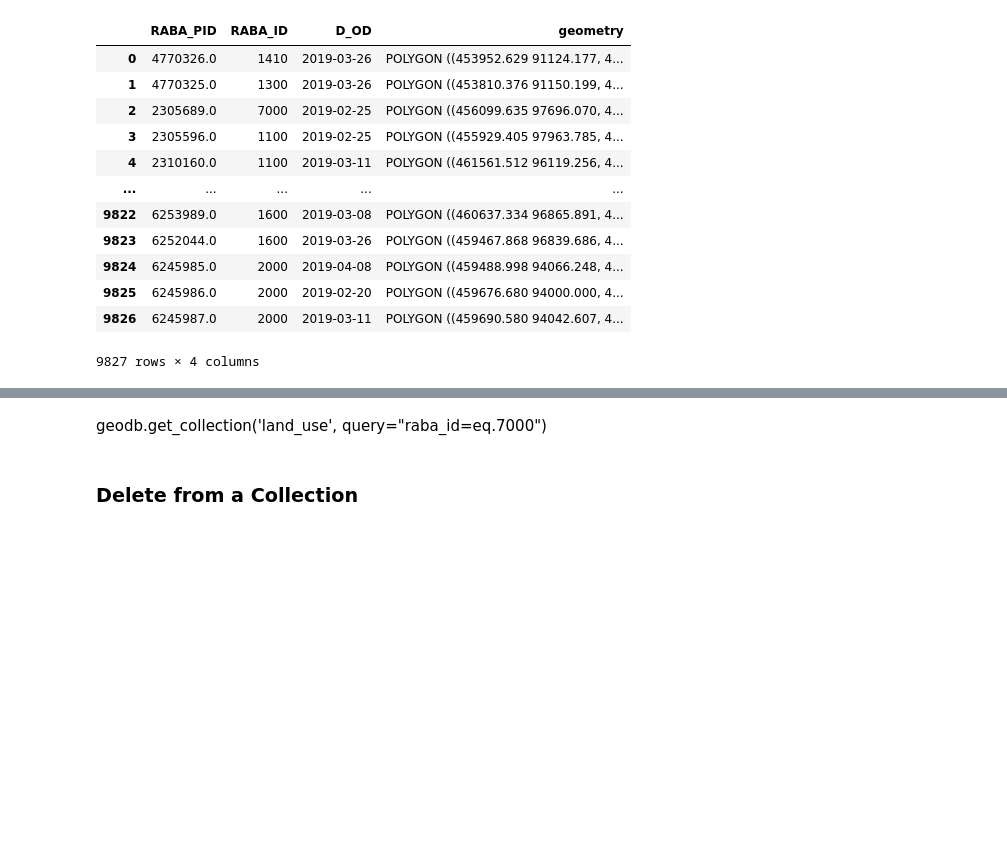
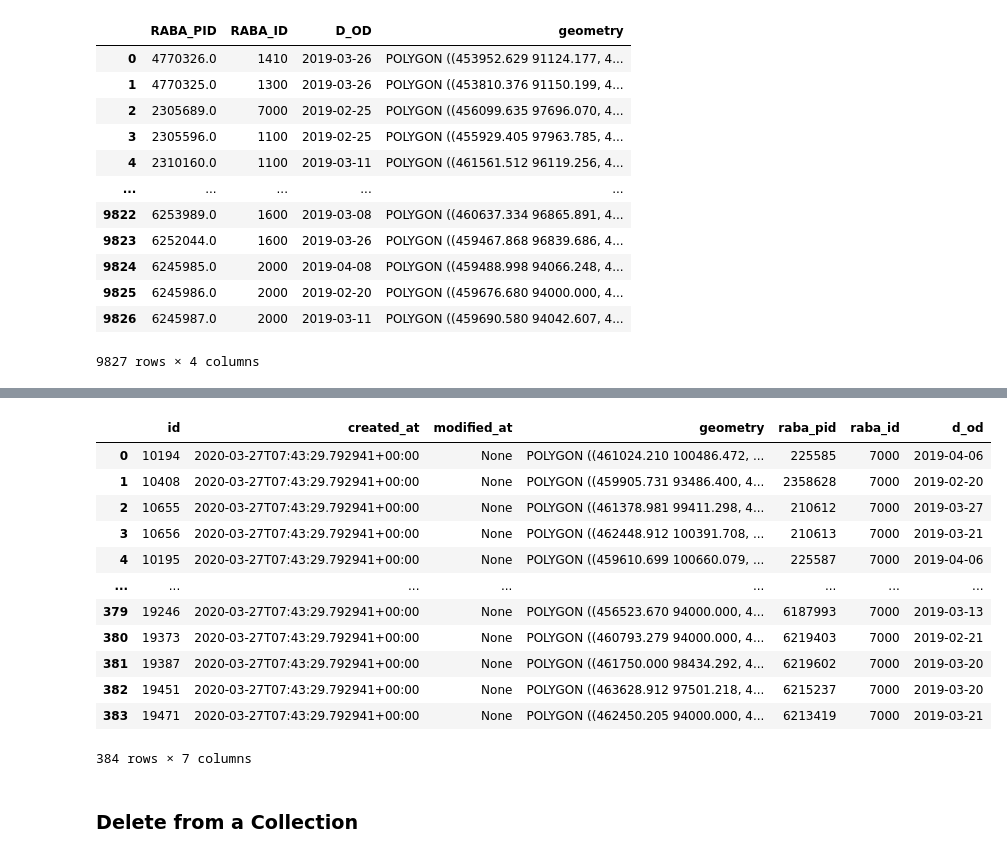
Before and after one commit to xcube-dev/xcube-geodb, a Jupyter notebook: notebooks/geodb_manage_datasets.ipynb, the cells around one changed output, grey strips where cells are left out. Saved outputs shown, nothing was run; the diff lists cells and outputs as text; code cells hidden in the pictures; blank space fills up the shorter version.

```diff
--- a/notebooks/geodb_manage_datasets.ipynb
+++ b/notebooks/geodb_manage_datasets.ipynb
@@ -82,5 +110,19 @@ Data inserted into land_use
-# %% [markdown]
-geodb.get_collection('land_use', query="raba_id=eq.7000")
+# %%
+geodb.get_collection('land_use', query="raba_id=eq.7000")
+# %% [output]
+|  | id | created_at | modified_at | geometry | raba_pid | raba_id | d_od |
+| 0 | 10194 | 2020-03-27T07:43:29.792941+00:00 | None | POLYGON ((461024.210 100486.472, ... | 225585 | 7000 | 2019-04-06 |
+| 1 | 10408 | 2020-03-27T07:43:29.792941+00:00 | None | POLYGON ((459905.731 93486.400, 4... | 2358628 | 7000 | 2019-02-20 |
+| 2 | 10655 | 2020-03-27T07:43:29.792941+00:00 | None | POLYGON ((461378.981 99411.298, 4... | 210612 | 7000 | 2019-03-27 |
+| 3 | 10656 | 2020-03-27T07:43:29.792941+00:00 | None | POLYGON ((462448.912 100391.708, ... | 210613 | 7000 | 2019-03-21 |
+| 4 | 10195 | 2020-03-27T07:43:29.792941+00:00 | None | POLYGON ((459610.699 100660.079, ... | 225587 | 7000 | 2019-04-06 |
+| ... | ... | ... | ... | ... | ... | ... | ... |
+| 379 | 19246 | 2020-03-27T07:43:29.792941+00:00 | None | POLYGON ((456523.670 94000.000, 4... | 6187993 | 7000 | 2019-03-13 |
+| 380 | 19373 | 2020-03-27T07:43:29.792941+00:00 | None | POLYGON ((460793.279 94000.000, 4... | 6219403 | 7000 | 2019-02-21 |
+| 381 | 19387 | 2020-03-27T07:43:29.792941+00:00 | None | POLYGON ((461750.000 98434.292, 4... | 6219602 | 7000 | 2019-03-20 |
+| 382 | 19451 | 2020-03-27T07:43:29.792941+00:00 | None | POLYGON ((463628.912 97501.218, 4... | 6215237 | 7000 | 2019-03-20 |
+| 383 | 19471 | 2020-03-27T07:43:29.792941+00:00 | None | POLYGON ((462450.205 94000.000, 4... | 6213419 | 7000 | 2019-03-21 |
+384 rows × 7 columns
 # %% [markdown]
 ### Delete from a Collection
 # %%
```
Also changed, not shown: parts of 19 cells of this notebook, 3 other files.
